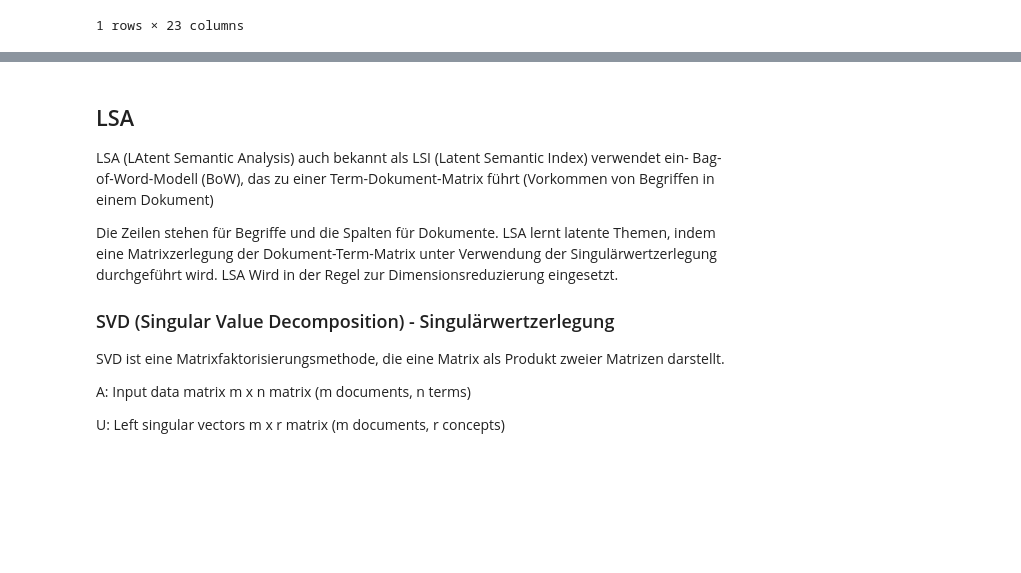
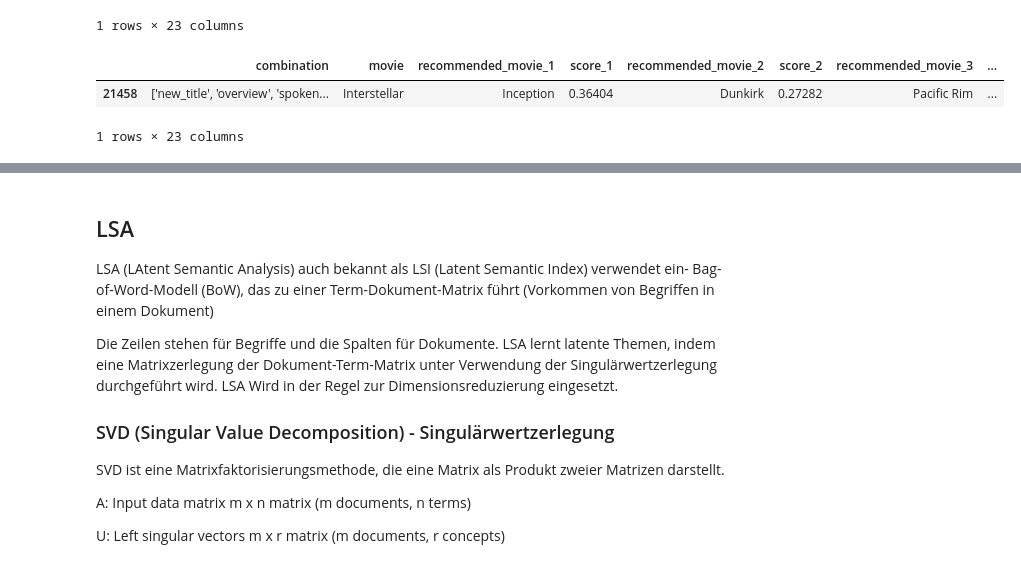
Before and after one commit to Luuzemp14/Cds1_Tinder-4-Movies, a Jupyter notebook: datawrangling.ipynb, the cells around one changed output, grey strips where cells are left out. Cells and saved outputs as stored; diff of their text form; code cells hidden in the pictures; blank space fills up the shorter version.

```diff
--- a/datawrangling.ipynb
+++ b/datawrangling.ipynb
@@ -258,3 +258,9 @@ rec[rec["movie"] == "Fast & Furious 6"].sort_values(by = "score_1", ascending =
 |  | combination | movie | recommended_movie_1 | score_1 | recommended_movie_2 | score_2 | recommended_movie_3 | ... |
 | 20788 | ['new_title', 'overview', 'spoken... | Fast & Furious 6 | Furious 7 | 0.452835 | The Fate of the Furious | 0.442821 | Fast Five | ... |
 1 rows × 23 columns
+# %%
+rec[rec["movie"] == "Interstellar"].sort_values(by = "score_1", ascending = False).head(1)
+# %% [output]
+|  | combination | movie | recommended_movie_1 | score_1 | recommended_movie_2 | score_2 | recommended_movie_3 | ... |
+| 21458 | ['new_title', 'overview', 'spoken... | Interstellar | Inception | 0.36404 | Dunkirk | 0.27282 | Pacific Rim | ... |
+1 rows × 23 columns
```
Also changed, not shown: parts of 48 cells of this notebook, 2 other files.
